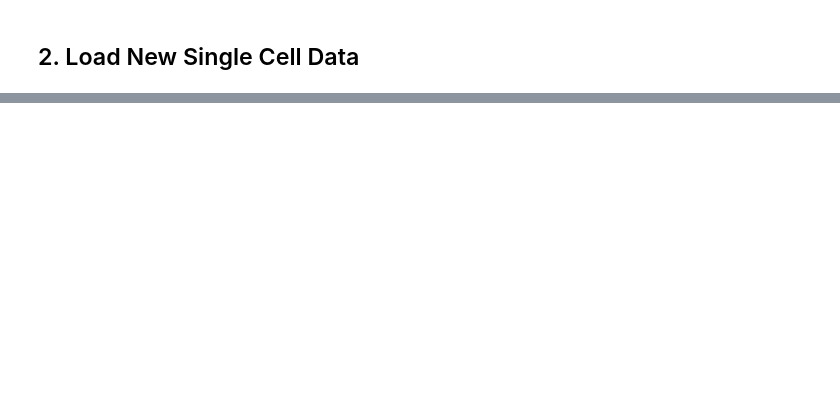
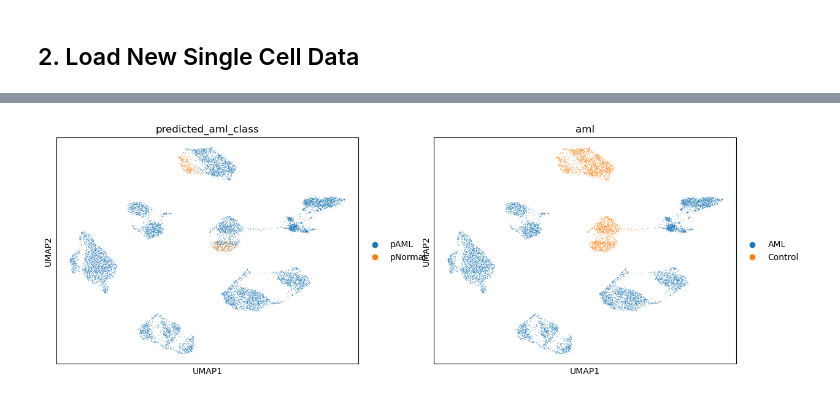
Before and after one commit to SreeSatyaGit/DeepOMAPNet, a Jupyter notebook: Tutorials/Test.ipynb, the cells around one changed output, grey strips where cells are left out. Cells and saved outputs as stored; diff of their text form; code cells hidden in the pictures; blank space fills up the shorter version.

```diff
--- a/Tutorials/Test.ipynb
+++ b/Tutorials/Test.ipynb
@@ -975,0 +451,11 @@ accuracy_report = generate_accuracy_report(
+# %%
+
+sc.tl.umap(predictions)
+
+sc.pl.umap(
+    predictions,
+    color=["predicted_aml_class","aml"],
+    size=2,
+)
+# %% [output]
+[figure, added]
```
Also changed, not shown: parts of 39 cells of this notebook, 5 other files.
